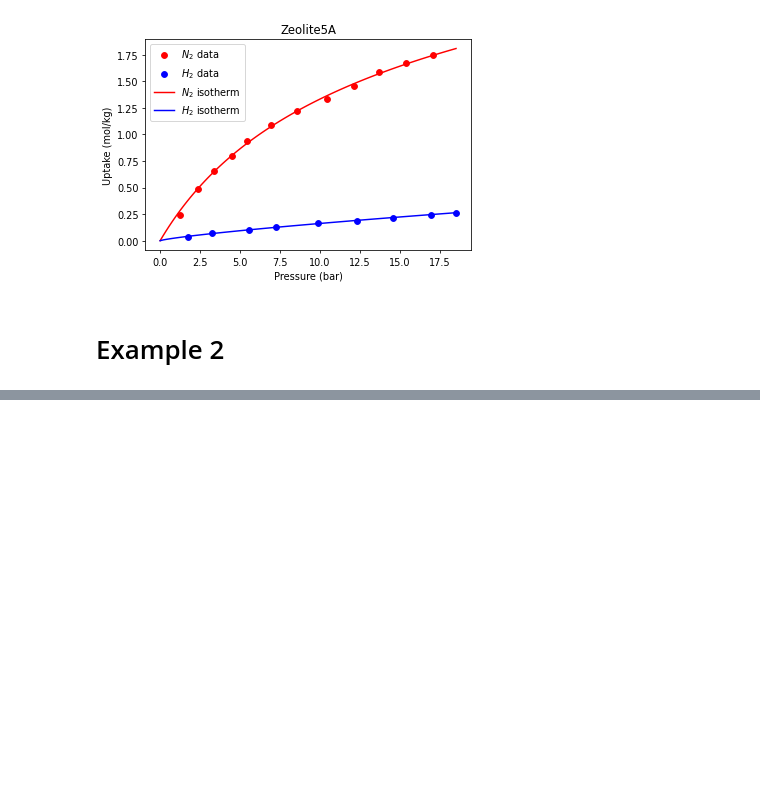
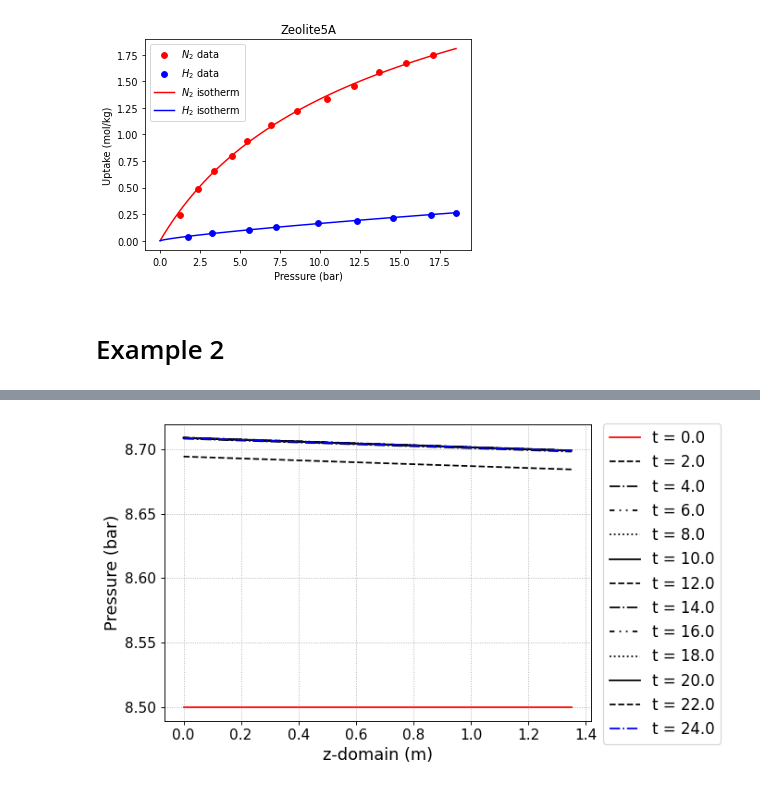
Before and after one commit to NahyeonAn/pyAPEP, a Jupyter notebook: Examples.ipynb, the cells around one changed output, grey strips where cells are left out. Saved outputs shown, nothing was run; the diff lists cells and outputs as text; code cells hidden in the pictures; blank space fills up the shorter version.

```diff
--- a/Examples.ipynb
+++ b/Examples.ipynb
@@ -219,0 +267,4 @@ NameError: name 'y' is not defined
+# %%
+fig, ax = CR1.Graph_P(2, loc=[1.15,0.9])
+# %% [output]
+[figure, added]
```
Also changed, not shown: parts of 13 cells of this notebook, 1 other file.
